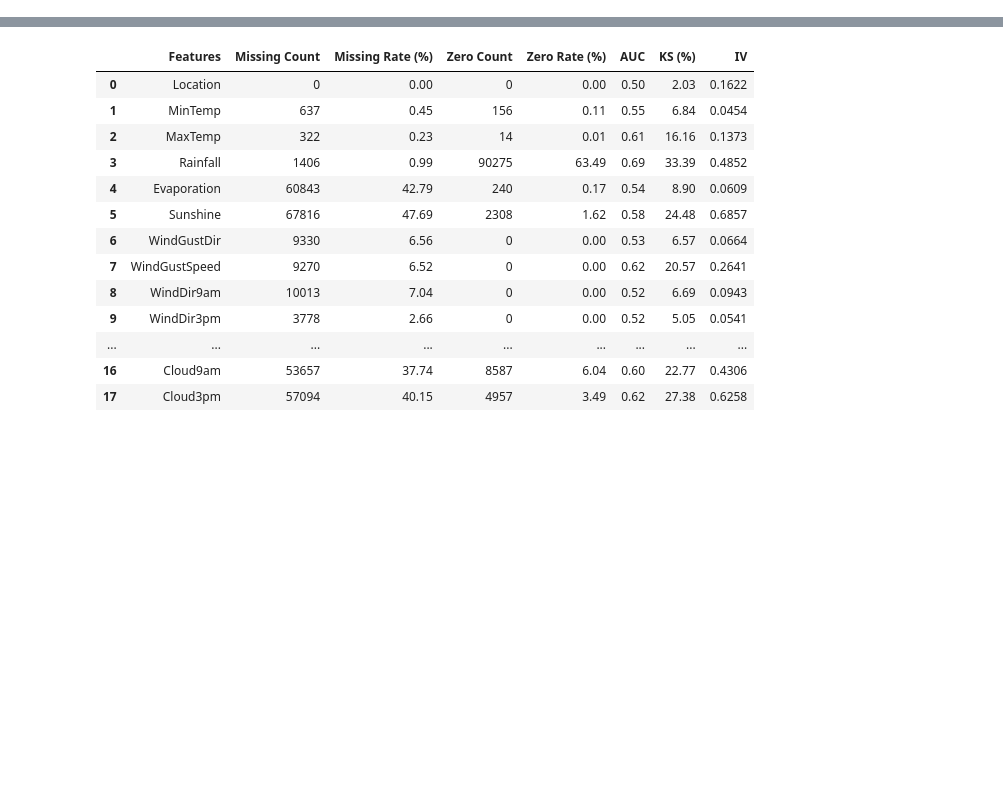
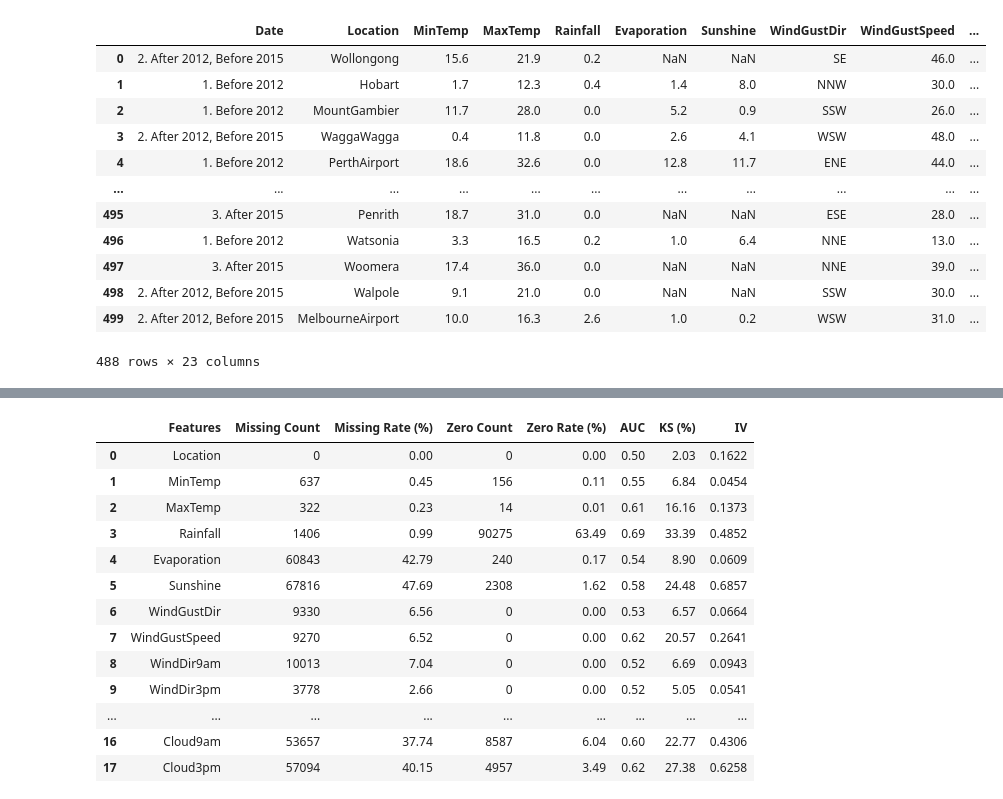
Before and after one commit to picaindahouse/feature_analysis, a Jupyter notebook: datasets/Untitled.ipynb, the cells around one changed output, grey strips where cells are left out. Drawn from its saved outputs; the diff is of its cells as text; code cells hidden in the pictures; blank space fills up the shorter version.

```diff
--- a/datasets/Untitled.ipynb
+++ b/datasets/Untitled.ipynb
@@ -0,0 +5,31 @@
+# %%
+og_df = pd.read_csv("weatherAUS.csv", index_col = 0)
+og_df.Date = pd.to_datetime(og_df.Date)
+
+modified_df = og_df.loc[[not x for x in og_df["RainTomorrow"].isnull()]]
+
+def transform_date(x):
+    if x < datetime.datetime(2012, 1, 1):
+        return "1. Before 2012"
+    elif x < datetime.datetime(2015, 1, 1):
+        return "2. After 2012, Before 2015"
+    else:
+        return "3. After 2015"
+
+modified_df.Date = [transform_date(x) for x in modified_df.Date]
+# %%
+modified_df
+# %% [output]
+|  | Date | Location | MinTemp | MaxTemp | Rainfall | Evaporation | Sunshine | WindGustDir | WindGustSpeed | ... |
+| 0 | 2. After 2012, Before 2015 | Wollongong | 15.6 | 21.9 | 0.2 | NaN | NaN | SE | 46.0 | ... |
+| 1 | 1. Before 2012 | Hobart | 1.7 | 12.3 | 0.4 | 1.4 | 8.0 | NNW | 30.0 | ... |
+| 2 | 1. Before 2012 | MountGambier | 11.7 | 28.0 | 0.0 | 5.2 | 0.9 | SSW | 26.0 | ... |
+| 3 | 2. After 2012, Before 2015 | WaggaWagga | 0.4 | 11.8 | 0.0 | 2.6 | 4.1 | WSW | 48.0 | ... |
+| 4 | 1. Before 2012 | PerthAirport | 18.6 | 32.6 | 0.0 | 12.8 | 11.7 | ENE | 44.0 | ... |
+| ... | ... | ... | ... | ... | ... | ... | ... | ... | ... | ... |
+| 495 | 3. After 2015 | Penrith | 18.7 | 31.0 | 0.0 | NaN | NaN | ESE | 28.0 | ... |
+| 496 | 1. Before 2012 | Watsonia | 3.3 | 16.5 | 0.2 | 1.0 | 6.4 | NNE | 13.0 | ... |
+| 497 | 3. After 2015 | Woomera | 17.4 | 36.0 | 0.0 | NaN | NaN | NNE | 39.0 | ... |
+| 498 | 2. After 2012, Before 2015 | Walpole | 9.1 | 21.0 | 0.0 | NaN | NaN | SSW | 30.0 | ... |
+| 499 | 2. After 2012, Before 2015 | MelbourneAirport | 10.0 | 16.3 | 2.6 | 1.0 | 0.2 | WSW | 31.0 | ... |
+488 rows × 23 columns
```
Also changed, not shown: parts of 16 cells of this notebook, 15 other files.
